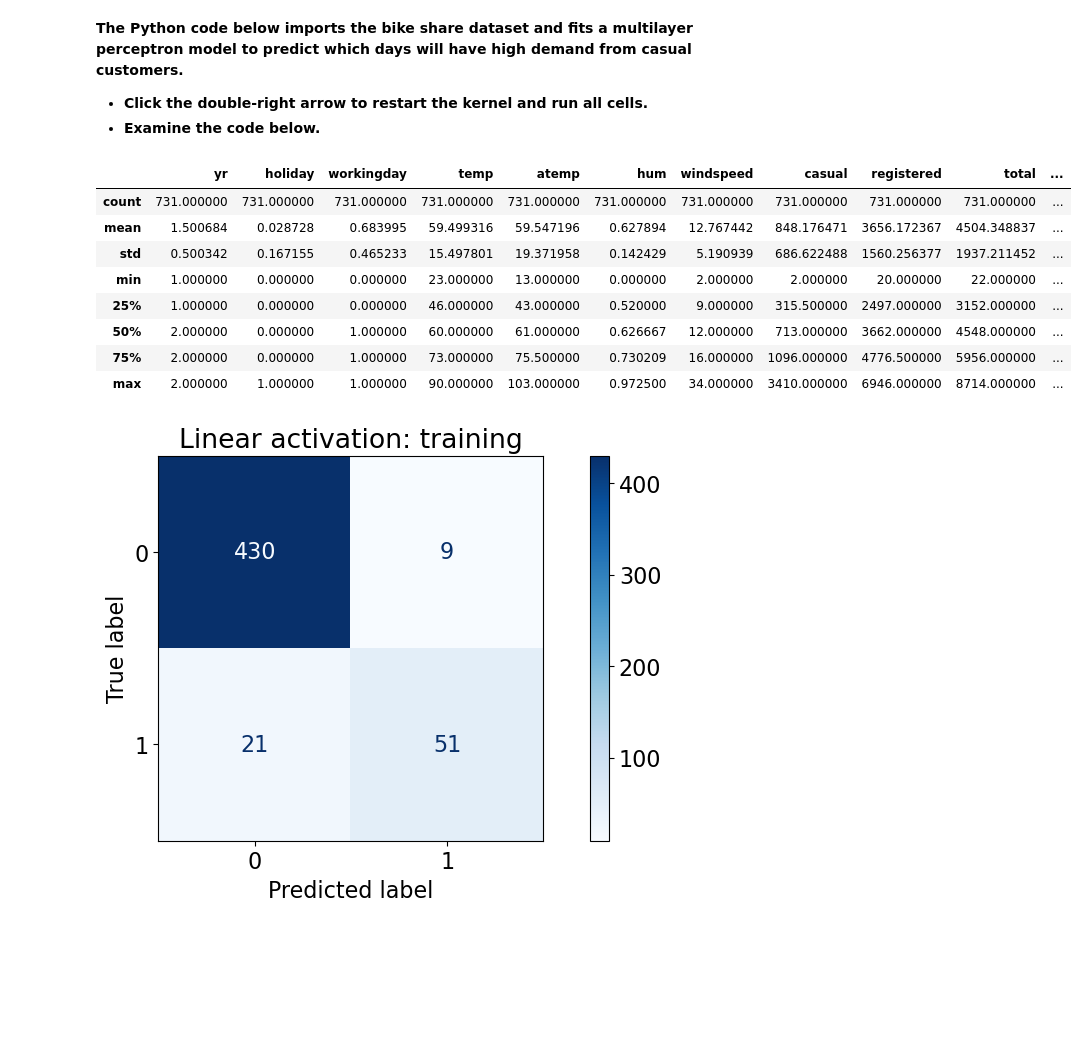
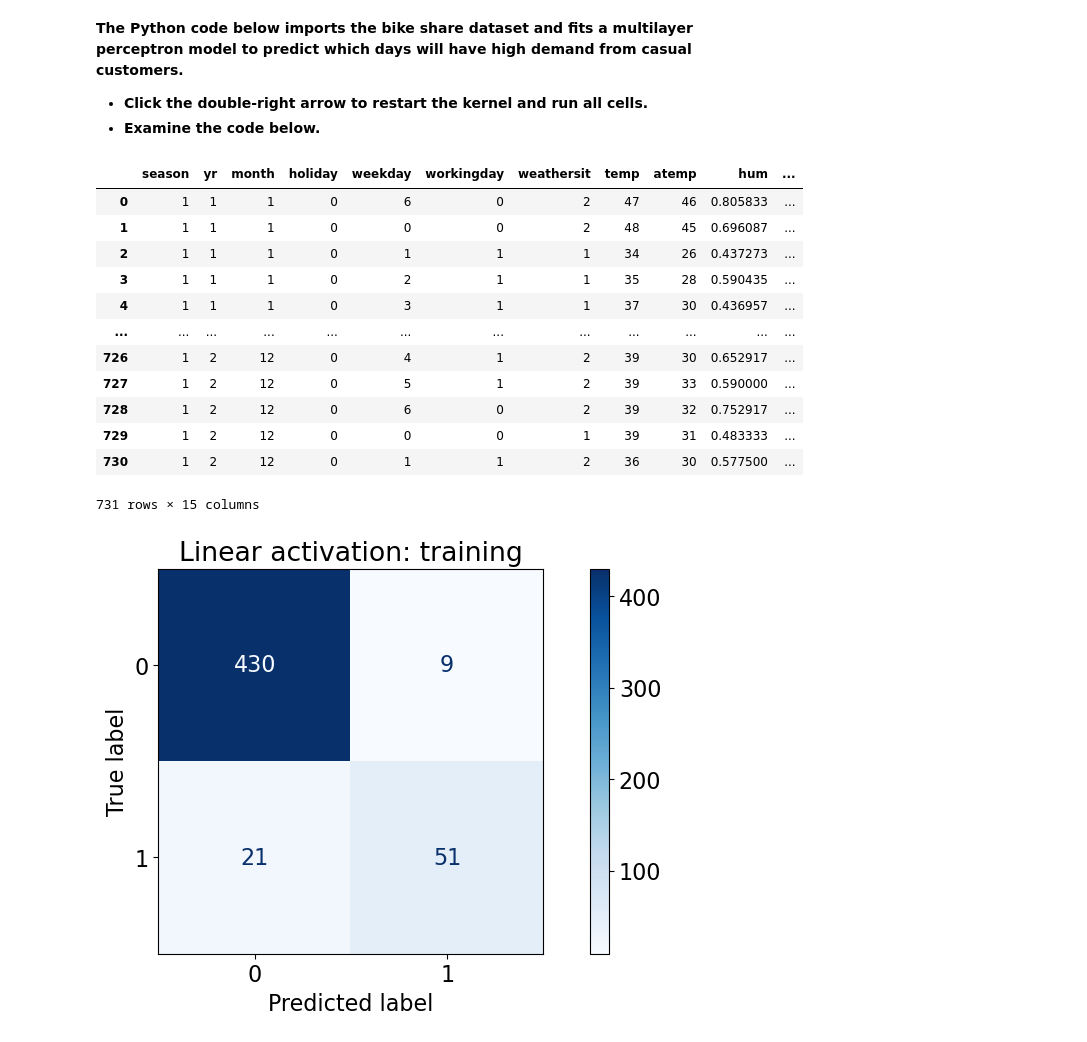
Before and after one commit to python-academy/AI_with_DSML, a Jupyter notebook: 12_ANN/12_5 Case study_Bike share demand.ipynb, the cells around one changed output. Cells and saved outputs as stored; diff of their text form; code cells hidden in the pictures; blank space fills up the shorter version.

```diff
--- a/12_ANN/12_5 Case study_Bike share demand.ipynb
+++ b/12_ANN/12_5 Case study_Bike share demand.ipynb
@@ -75,11 +82,5 @@ bikes = pd.read_csv('bike_share_day.csv').dropna()
 # %%
 seed = 123
-# %%
-# Convert text features to strings
-bikes['season'] = bikes['season'].astype(str)
-bikes['month'] = bikes['month'].astype(str)
-bikes['weekday'] = bikes['weekday'].astype(str)
-bikes['weathersit'] = bikes['weathersit'].astype(str)
 # %%
 # Define input and output features
 X = bikes[['temp', 'hum', 'windspeed', 'workingday', 'season']]
@@ -163,24 +153,22 @@ seed = 123
-# %%
-# Convert text features to strings
-bikes['season'] = bikes['season'].astype(str)
-bikes['month'] = bikes['month'].astype(str)
-bikes['weekday'] = bikes['weekday'].astype(str)
-bikes['weathersit'] = bikes['weathersit'].astype(str)
 # %%
 # Set days with more than 1500 casual users as "high demand"
 demand = bikes['casual'] >= 1500
 bikes.insert(14, 'high_demand', demand.astype(int))
-bikes.describe()
+bikes
 # %% [output]
-|  | yr | holiday | workingday | temp | atemp | hum | windspeed | casual | registered | total | ... |
-| count | 731.000000 | 731.000000 | 731.000000 | 731.000000 | 731.000000 | 731.000000 | 731.000000 | 731.000000 | 731.000000 | 731.000000 | ... |
-| mean | 1.500684 | 0.028728 | 0.683995 | 59.499316 | 59.547196 | 0.627894 | 12.767442 | 848.176471 | 3656.172367 | 4504.348837 | ... |
-| std | 0.500342 | 0.167155 | 0.465233 | 15.497801 | 19.371958 | 0.142429 | 5.190939 | 686.622488 | 1560.256377 | 1937.211452 | ... |
-| min | 1.000000 | 0.000000 | 0.000000 | 23.000000 | 13.000000 | 0.000000 | 2.000000 | 2.000000 | 20.000000 | 22.000000 | ... |
-| 25% | 1.000000 | 0.000000 | 0.000000 | 46.000000 | 43.000000 | 0.520000 | 9.000000 | 315.500000 | 2497.000000 | 3152.000000 | ... |
-| 50% | 2.000000 | 0.000000 | 1.000000 | 60.000000 | 61.000000 | 0.626667 | 12.000000 | 713.000000 | 3662.000000 | 4548.000000 | ... |
-| 75% | 2.000000 | 0.000000 | 1.000000 | 73.000000 | 75.500000 | 0.730209 | 16.000000 | 1096.000000 | 4776.500000 | 5956.000000 | ... |
-| max | 2.000000 | 1.000000 | 1.000000 | 90.000000 | 103.000000 | 0.972500 | 34.000000 | 3410.000000 | 6946.000000 | 8714.000000 | ... |
+|  | season | yr | month | holiday | weekday | workingday | weathersit | temp | atemp | hum | ... |
+| 0 | 1 | 1 | 1 | 0 | 6 | 0 | 2 | 47 | 46 | 0.805833 | ... |
+| 1 | 1 | 1 | 1 | 0 | 0 | 0 | 2 | 48 | 45 | 0.696087 | ... |
+| 2 | 1 | 1 | 1 | 0 | 1 | 1 | 1 | 34 | 26 | 0.437273 | ... |
+| 3 | 1 | 1 | 1 | 0 | 2 | 1 | 1 | 35 | 28 | 0.590435 | ... |
+| 4 | 1 | 1 | 1 | 0 | 3 | 1 | 1 | 37 | 30 | 0.436957 | ... |
+| ... | ... | ... | ... | ... | ... | ... | ... | ... | ... | ... | ... |
+| 726 | 1 | 2 | 12 | 0 | 4 | 1 | 2 | 39 | 30 | 0.652917 | ... |
+| 727 | 1 | 2 | 12 | 0 | 5 | 1 | 2 | 39 | 33 | 0.590000 | ... |
+| 728 | 1 | 2 | 12 | 0 | 6 | 0 | 2 | 39 | 32 | 0.752917 | ... |
+| 729 | 1 | 2 | 12 | 0 | 0 | 0 | 1 | 39 | 31 | 0.483333 | ... |
+| 730 | 1 | 2 | 12 | 0 | 1 | 1 | 2 | 36 | 30 | 0.577500 | ... |
+731 rows × 15 columns
 # %%
 # Define input and output features
 X = bikes[['temp', 'holiday', 'hum', 'windspeed', 'workingday']]
```
Also changed, not shown: parts of 8 cells of this notebook, 6 other files.
